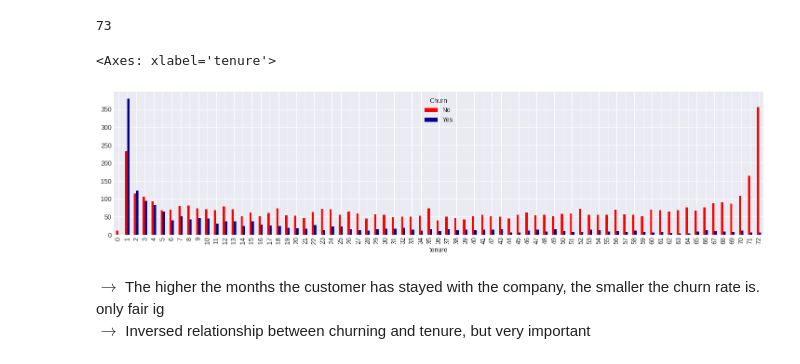
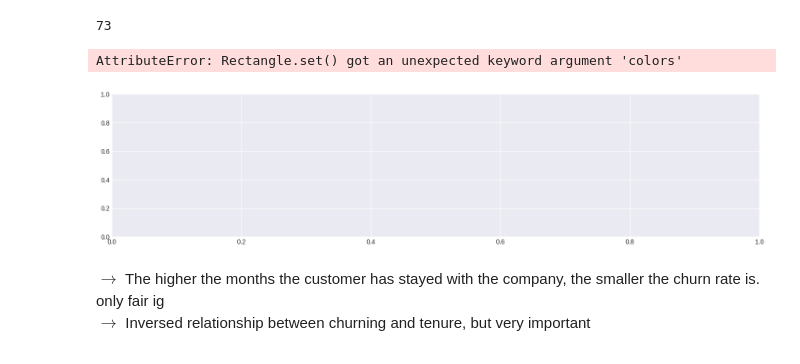
Before and after one commit to hajarmst211/customer_churn_prediction, a Jupyter notebook: notebooks/exploration.ipynb, the cells around one changed output. Saved outputs shown, nothing was run; the diff lists cells and outputs as text; code cells hidden in the pictures.

```diff
--- a/notebooks/exploration.ipynb
+++ b/notebooks/exploration.ipynb
@@ -255,10 +267,10 @@ df["tenure"].nunique()
 73
 # %%
 counts = (df.groupby(['tenure',"Churn"])["Churn"].size() .unstack(fill_value=0))
-counts.plot(kind='bar',color = ["red", "darkblue"], figsize=(18, 4))
+counts.plot(kind='bar',color = ["red", "darkblue"], figsize=(18, 4), colors =['#ff9999','#66b3ff','#99ff99','#ffcc99'])
 # %% [output]
-<Axes: xlabel='tenure'>
+AttributeError: Rectangle.set() got an unexpected keyword argument 'colors'
-[figure, old version]
+[figure, new version]
 # %% [markdown]
 $\rightarrow$ The higher the months the customer has stayed with the company, the smaller the churn rate is.<br>
 only fair ig<br>
```
Also changed, not shown: parts of 4 cells of this notebook, 2 other files.
